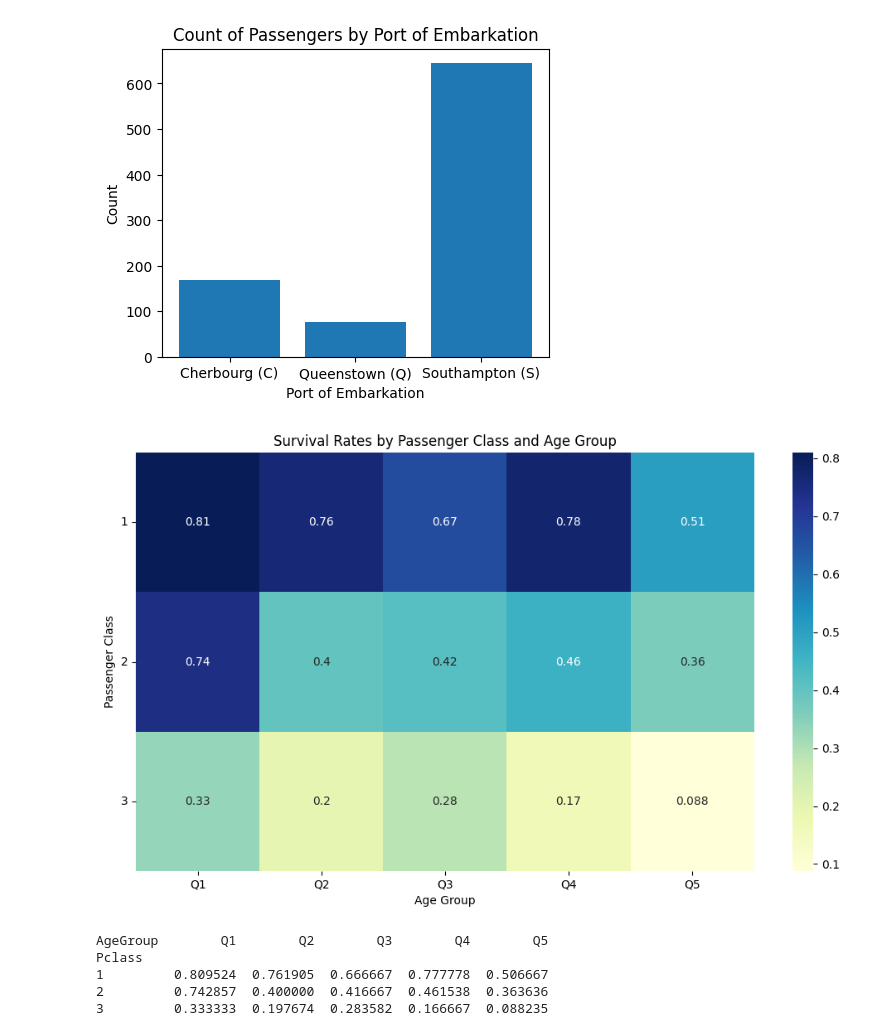
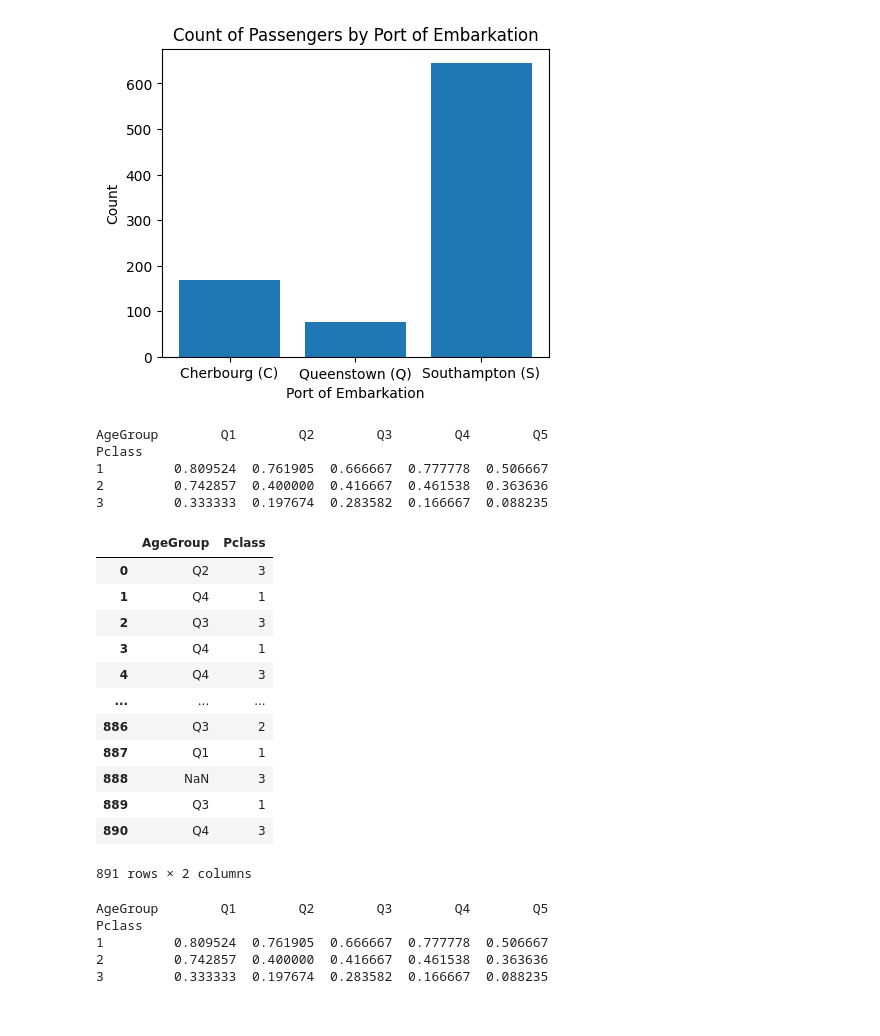
Before and after one commit to rohitkhadka1/5CS037-2024, a Jupyter notebook: Worksheets/2407942_Rohit_Khadka_Worksheet_2.ipynb, the cells around one changed output. Cells and saved outputs as stored; diff of their text form; code cells hidden in the pictures.

```diff
--- a/Worksheets/2407942_Rohit_Khadka_Worksheet_2.ipynb
+++ b/Worksheets/2407942_Rohit_Khadka_Worksheet_2.ipynb
@@ -430,21 +436,29 @@ titanic_df['AgeGroup'] = pd.qcut(titanic_df['Age'].dropna(), q=5, labels=["Q1",
 # Compute mean survival rates by Pclass and AgeGroup
 survival_rates = titanic_df.groupby(['Pclass', 'AgeGroup'])['Survived'].mean().unstack()
 
-# Plotting the survival rates
-plt.figure(figsize=(10, 6))
-sns.heatmap(survival_rates, annot=True, cmap="YlGnBu")
-
-# Add plot details
-plt.title("Survival Rates by Passenger Class and Age Group")
-plt.xlabel("Age Group")
-plt.ylabel("Passenger Class")
-plt.xticks(rotation=0)
-plt.yticks(rotation=0)
-plt.tight_layout()
-
-plt.show()
+print(survival_rates)
 # %% [output]
-[figure, removed]
+AgeGroup        Q1        Q2        Q3        Q4        Q5
+Pclass
+1         0.809524  0.761905  0.666667  0.777778  0.506667
+2         0.742857  0.400000  0.416667  0.461538  0.363636
+3         0.333333  0.197674  0.283582  0.166667  0.088235
+# %%
+titanic_df[["AgeGroup", "Pclass"]]
+# %% [output]
+|  | AgeGroup | Pclass |
+| 0 | Q2 | 3 |
+| 1 | Q4 | 1 |
+| 2 | Q3 | 3 |
+| 3 | Q4 | 1 |
+| 4 | Q4 | 3 |
+| ... | ... | ... |
+| 886 | Q3 | 2 |
+| 887 | Q1 | 1 |
+| 888 | NaN | 3 |
+| 889 | Q3 | 1 |
+| 890 | Q4 | 3 |
+891 rows × 2 columns
 # %%
 print(survival_rates)
 # %% [output]
```
Also changed, not shown: parts of 1 cell of this notebook, 3 other files.
